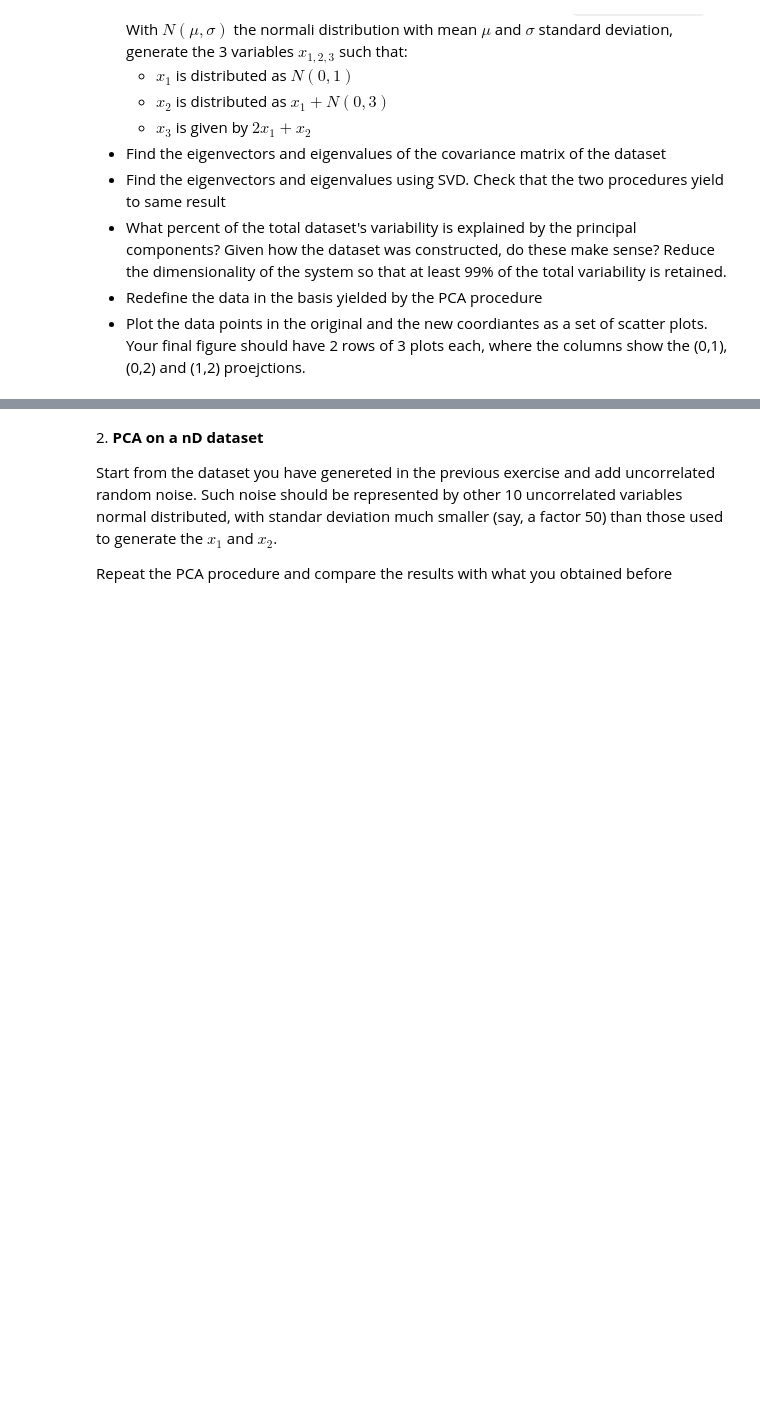
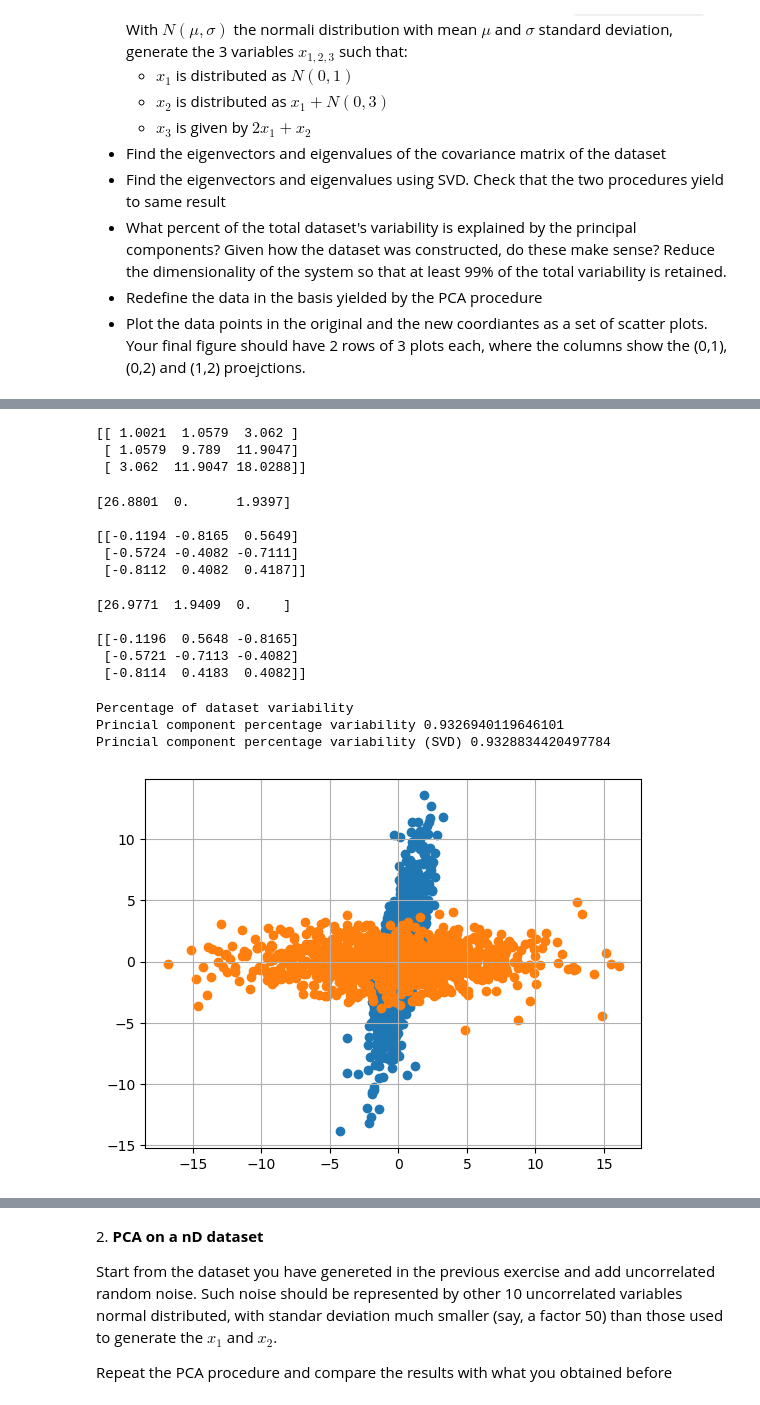
Before and after one commit to vepe99/LaboratoryOfComputationalPhysics_Y5, a Jupyter notebook: 08ex_LinearAlgebra.ipynb, the cells around one changed output, grey strips where cells are left out. Cells and saved outputs as stored; diff of their text form; code cells hidden in the pictures; some formulas as TeX source; blank space fills up the shorter version.

```diff
--- a/08ex_LinearAlgebra.ipynb
+++ b/08ex_LinearAlgebra.ipynb
@@ -70,0 +22,10 @@ Lambda SVD
+# %%
+N=1000
+x1 = np.random.normal(loc=0, scale=1, size=N)
+
+x2 = x1 + np.random.normal(loc=0, scale=3, size=N)
+
+x3 = 2*x1+x2
+# %%
+X = np.vstack((x1,x2,x3)).T
+X
@@ -72,0 +45,51 @@ sns.pairplot(pd.DataFrame(X))
+# %%
+cov = np.cov(X, rowvar=False)
+print(cov)
+# %% [output]
+[[ 1.0021  1.0579  3.062 ]
+ [ 1.0579  9.789  11.9047]
+ [ 3.062  11.9047 18.0288]]
+# %%
+l, V = la.eig(cov)
+print(np.real_if_close(l), '\n')
+print(V)
+# %% [output]
+[26.8801  0.      1.9397]
+
+[[-0.1194 -0.8165  0.5649]
+ [-0.5724 -0.4082 -0.7111]
+ [-0.8112  0.4082  0.4187]]
+# %%
+U, spectrum, Vt = np.linalg.svd(X.T)
+
+l_svd = spectrum**2/(N-1)
+V_svd = U
+
+print(l_svd, '\n')
+print(V_svd, '\n')
+# %% [output]
+[26.9771  1.9409  0.    ]
+
+[[-0.1196  0.5648 -0.8165]
+ [-0.5721 -0.7113 -0.4082]
+ [-0.8114  0.4183  0.4082]]
+# %%
+print('Percentage of dataset variability')
+trc = np.real_if_close(l).sum()
+trc_svd = np.real_if_close(l_svd).sum()
+
+print('Princial component percentage variability', np.real_if_close(l).max()/trc)
+print('Princial component percentage variability (SVD)', np.real_if_close(l_svd).max()/trc_svd)
+# %% [output]
+Percentage of dataset variability
+Princial component percentage variability 0.9326940119646101
+Princial component percentage variability (SVD) 0.9328834420497784
+# %%
+f, ax = plt.subplots(1,1)
+ax.scatter(X.T[0],X.T[2])
+
+Xp= np.dot(V.T, X.T)
+ax.scatter(Xp[0, :], Xp[2, :])
+plt.grid(True)
+# %% [output]
+[figure, added]
```
Also changed, not shown: parts of 14 cells of this notebook.
